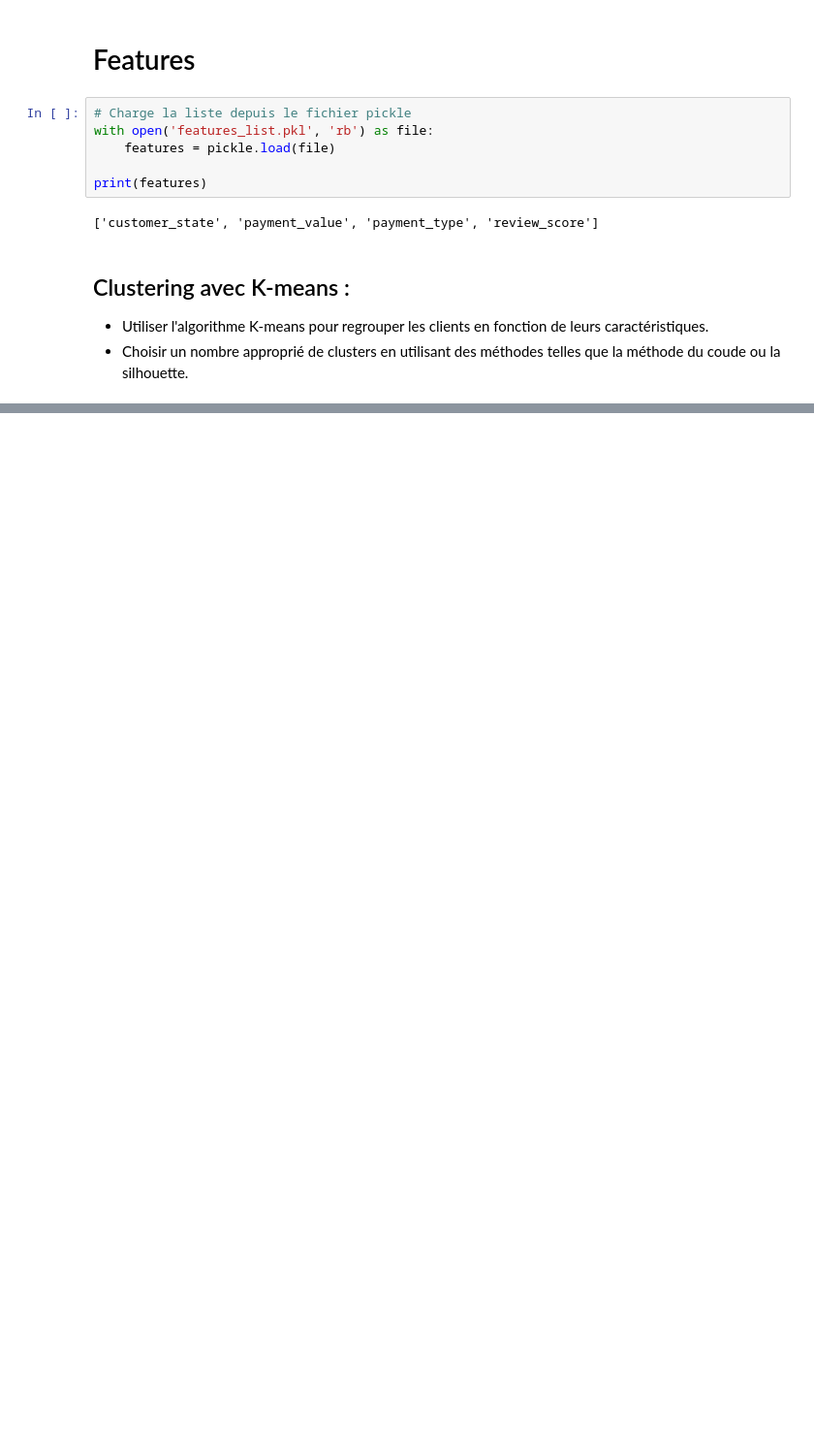
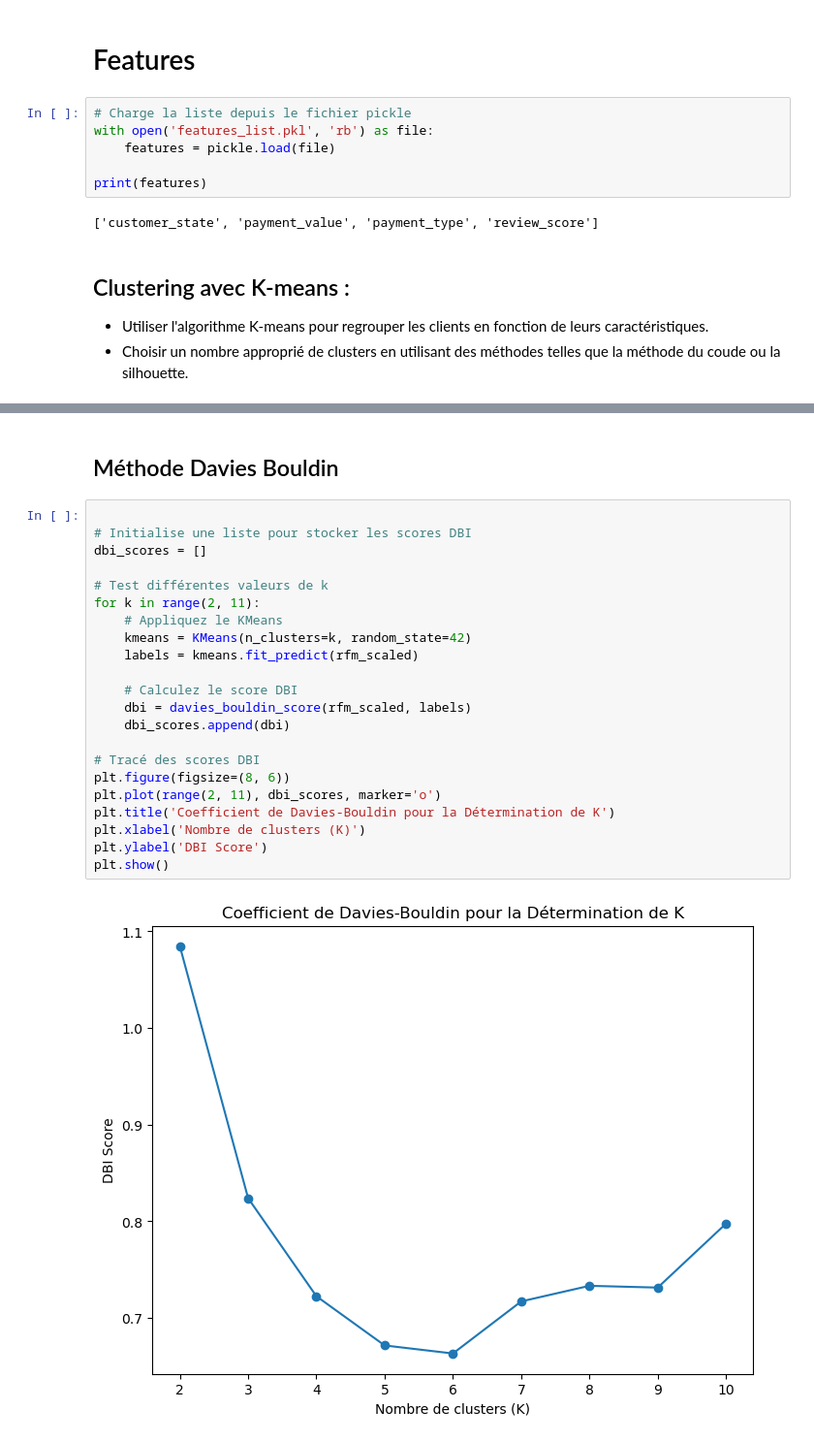
Before and after one commit to Tarek-D/P5-Unsupervised-Learning, a Jupyter notebook: unsupervised-learning.ipynb, the cells around one changed output, grey strips where cells are left out. Shown at 97% size. Drawn from its saved outputs; the diff is of its cells as text; blank space fills up the shorter version.

```diff
--- a/unsupervised-learning.ipynb
+++ b/unsupervised-learning.ipynb
@@ -120,0 +111,26 @@ plt.show()
+# %% [markdown]
+## Méthode Davies Bouldin
+# %%
+
+# Initialise une liste pour stocker les scores DBI
+dbi_scores = []
+
+# Test différentes valeurs de k
+for k in range(2, 11):
+    # Appliquez le KMeans
+    kmeans = KMeans(n_clusters=k, random_state=42)
+    labels = kmeans.fit_predict(rfm_scaled)
+
+    # Calculez le score DBI
+    dbi = davies_bouldin_score(rfm_scaled, labels)
+    dbi_scores.append(dbi)
+
+# Tracé des scores DBI
+plt.figure(figsize=(8, 6))
+plt.plot(range(2, 11), dbi_scores, marker='o')
+plt.title('Coefficient de Davies-Bouldin pour la Détermination de K')
+plt.xlabel('Nombre de clusters (K)')
+plt.ylabel('DBI Score')
+plt.show()
+# %% [output]
+[figure, added]
```
Also changed, not shown: parts of 26 cells of this notebook, 3 other files.
